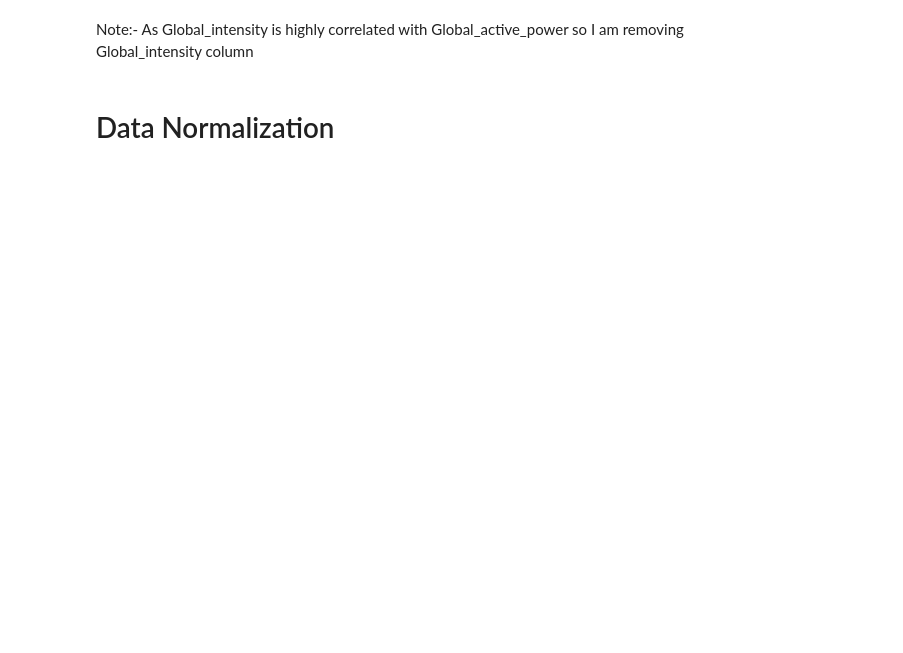
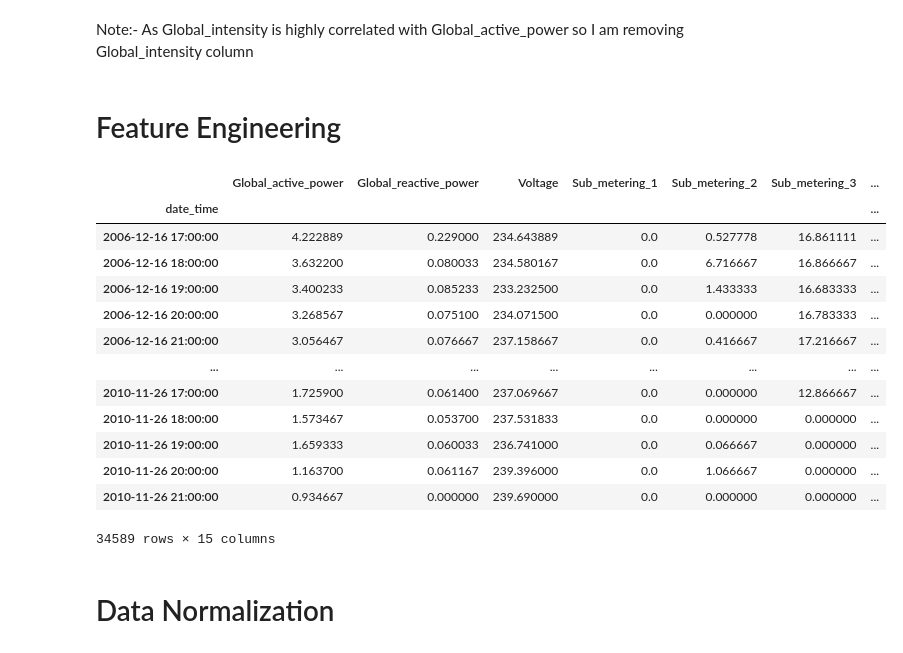
Before and after one commit to samirp92/Final-Year-Project-Time-Series-Forecating-, a Jupyter notebook: LSTM_Electric_Power_Consumption_Forecasting_Student_ID_21072112.ipynb, the cells around one changed output. Cells and saved outputs as stored; diff of their text form; code cells hidden in the pictures; blank space fills up the shorter version.

Commit message:
Try to add more features like day, quarter, year, week_of_year etc

```diff
--- a/LSTM_Electric_Power_Consumption_Forecasting_Student_ID_21072112.ipynb
+++ b/LSTM_Electric_Power_Consumption_Forecasting_Student_ID_21072112.ipynb
@@ -231,3 +261,31 @@ df1
+# %% [markdown]
+# Feature Engineering
+# %%
+# Create new columns for hour, day, quarter, month, and year
+df1['hour'] = hourly_resampled.index.hour
+df1['month'] = hourly_resampled.index.month
+df1['quarter'] = hourly_resampled.index.quarter
+df1['year'] = hourly_resampled.index.year
+df1['week_of_year'] = hourly_resampled.index.isocalendar().week
+df1['day_of_week'] = hourly_resampled.index.dayofweek
+df1['day_of_month'] = hourly_resampled.index.day
+df1['day_of_year'] = hourly_resampled.index.dayofyear
+df1
+# %% [output]
+|  | Global_active_power | Global_reactive_power | Voltage | Sub_metering_1 | Sub_metering_2 | Sub_metering_3 | ... |
+| date_time |  |  |  |  |  |  | ... |
+| 2006-12-16 17:00:00 | 4.222889 | 0.229000 | 234.643889 | 0.0 | 0.527778 | 16.861111 | ... |
+| 2006-12-16 18:00:00 | 3.632200 | 0.080033 | 234.580167 | 0.0 | 6.716667 | 16.866667 | ... |
+| 2006-12-16 19:00:00 | 3.400233 | 0.085233 | 233.232500 | 0.0 | 1.433333 | 16.683333 | ... |
+| 2006-12-16 20:00:00 | 3.268567 | 0.075100 | 234.071500 | 0.0 | 0.000000 | 16.783333 | ... |
+| 2006-12-16 21:00:00 | 3.056467 | 0.076667 | 237.158667 | 0.0 | 0.416667 | 17.216667 | ... |
+| ... | ... | ... | ... | ... | ... | ... | ... |
+| 2010-11-26 17:00:00 | 1.725900 | 0.061400 | 237.069667 | 0.0 | 0.000000 | 12.866667 | ... |
+| 2010-11-26 18:00:00 | 1.573467 | 0.053700 | 237.531833 | 0.0 | 0.000000 | 0.000000 | ... |
+| 2010-11-26 19:00:00 | 1.659333 | 0.060033 | 236.741000 | 0.0 | 0.066667 | 0.000000 | ... |
+| 2010-11-26 20:00:00 | 1.163700 | 0.061167 | 239.396000 | 0.0 | 1.066667 | 0.000000 | ... |
+| 2010-11-26 21:00:00 | 0.934667 | 0.000000 | 239.690000 | 0.0 | 0.000000 | 0.000000 | ... |
+34589 rows × 15 columns
 # %% [markdown]
 # Data Normalization
 # %%
```
Also changed, not shown: parts of 23 cells of this notebook.
